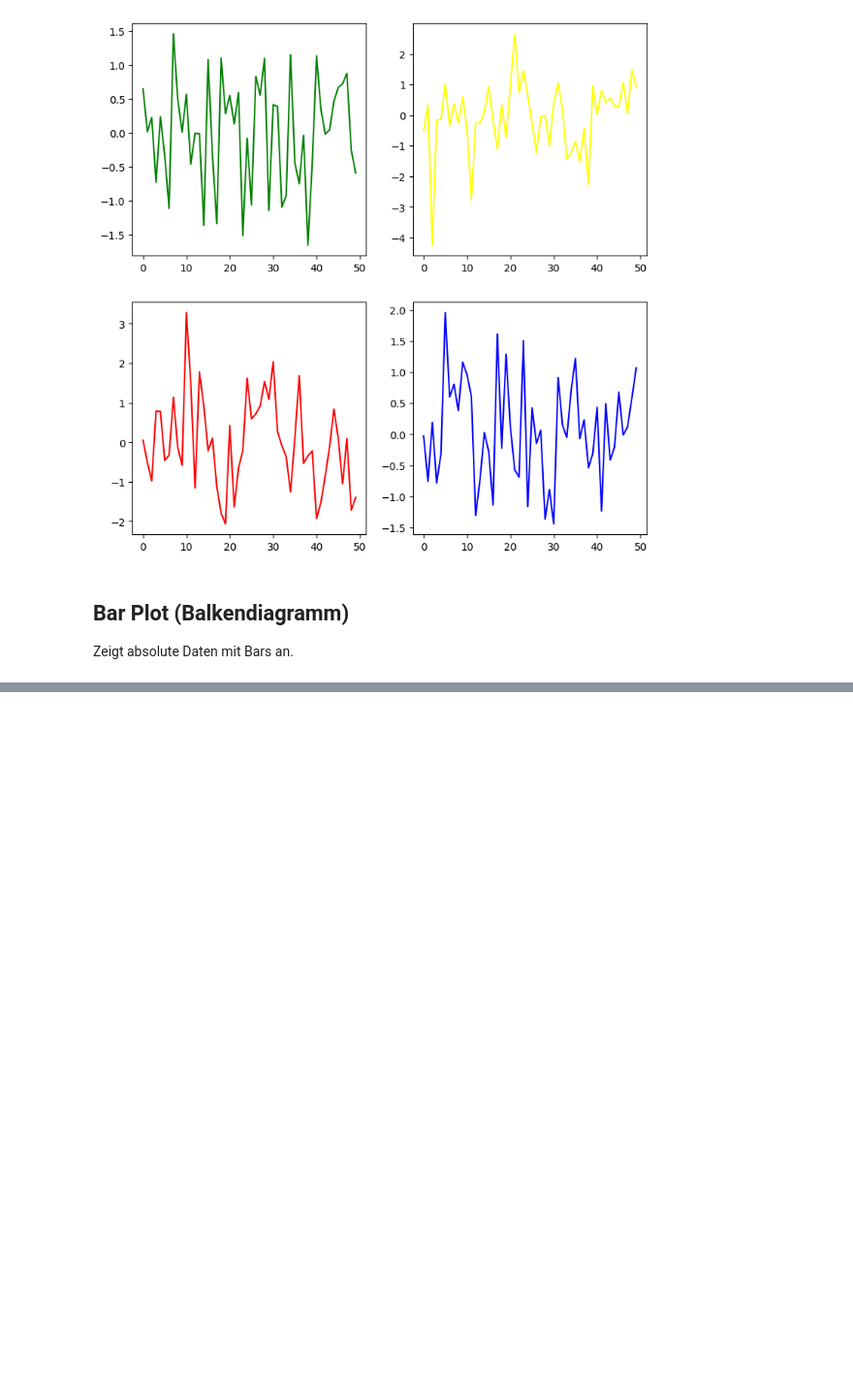
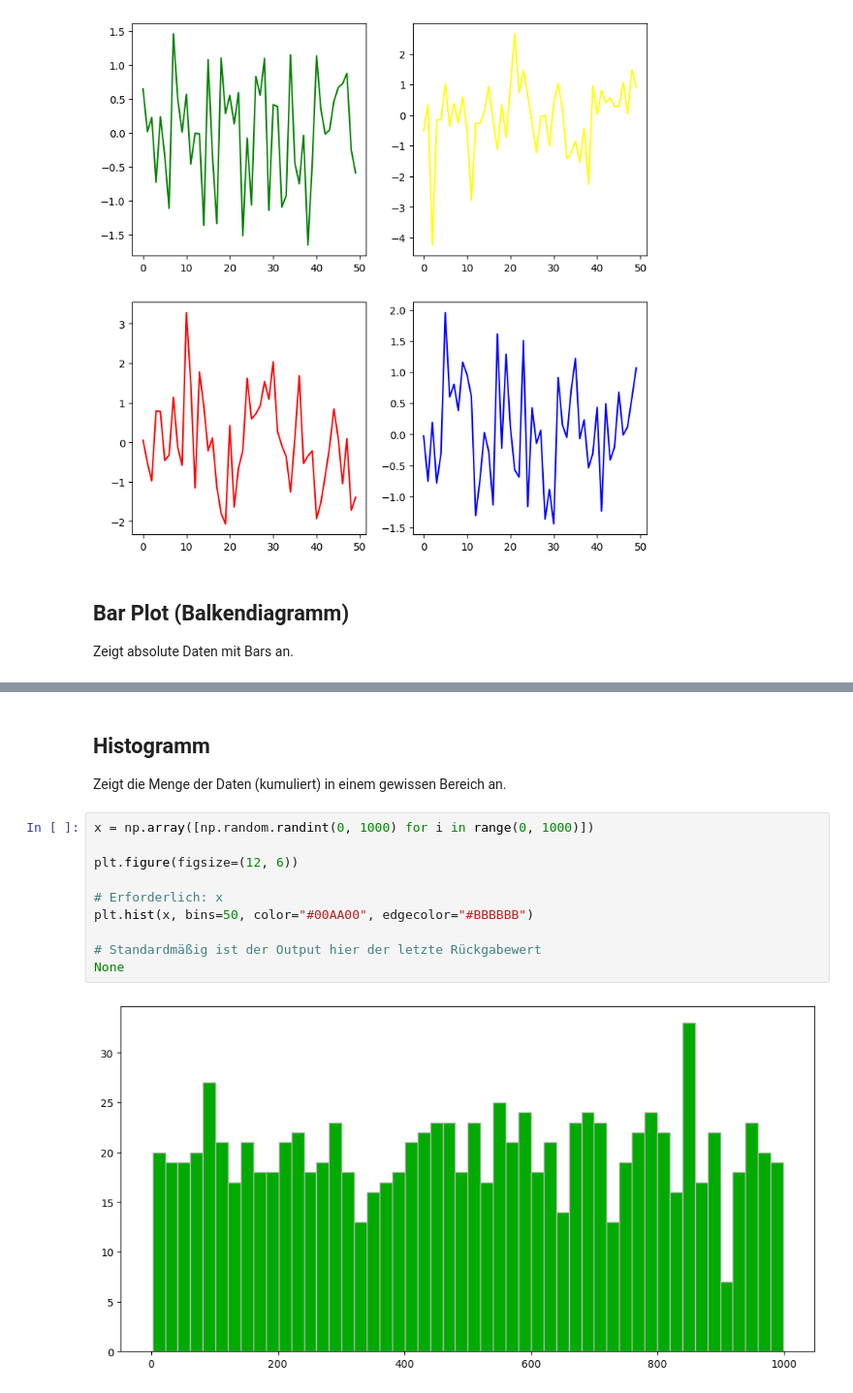
Before and after one commit to ppedvAG/Python_DataScience_225698, a Jupyter notebook: M005.ipynb, the cells around one changed output, grey strips where cells are left out. Shown at 97% size. Drawn from its saved outputs; the diff is of its cells as text; blank space fills up the shorter version.

```diff
--- a/M005.ipynb
+++ b/M005.ipynb
@@ -202,0 +203,17 @@ plt.legend()
+# %% [markdown]
+## Histogramm
+
+
+Zeigt die Menge der Daten (kumuliert) in einem gewissen Bereich an.
+# %%
+x = np.array([np.random.randint(0, 1000) for i in range(0, 1000)])
+
+plt.figure(figsize=(12, 6))
+
+# Erforderlich: x
+plt.hist(x, bins=50, color="#00AA00", edgecolor="#BBBBBB")
+
+# Standardmäßig ist der Output hier der letzte Rückgabewert
+None
+# %% [output]
+[figure, added]
```
Also changed, not shown: parts of 7 cells of this notebook.
